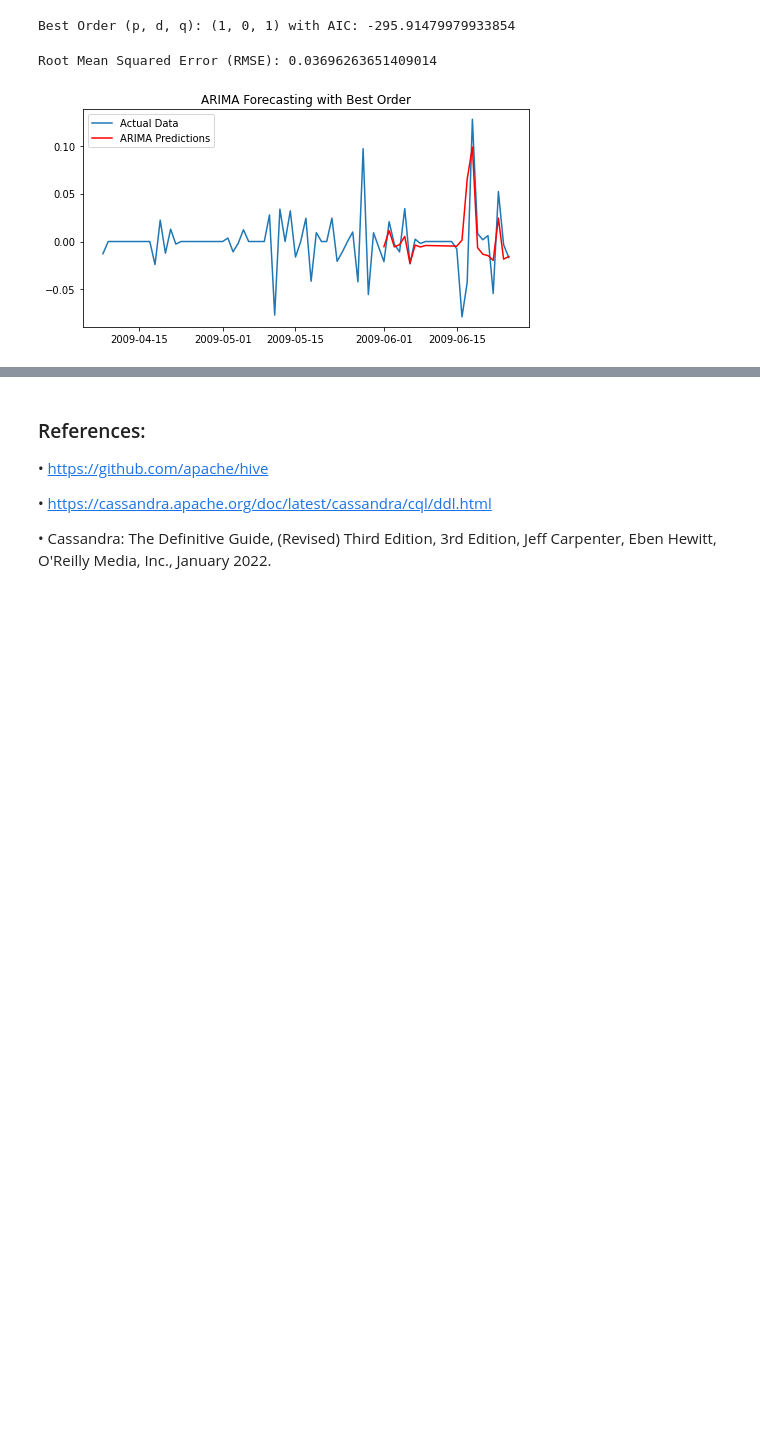
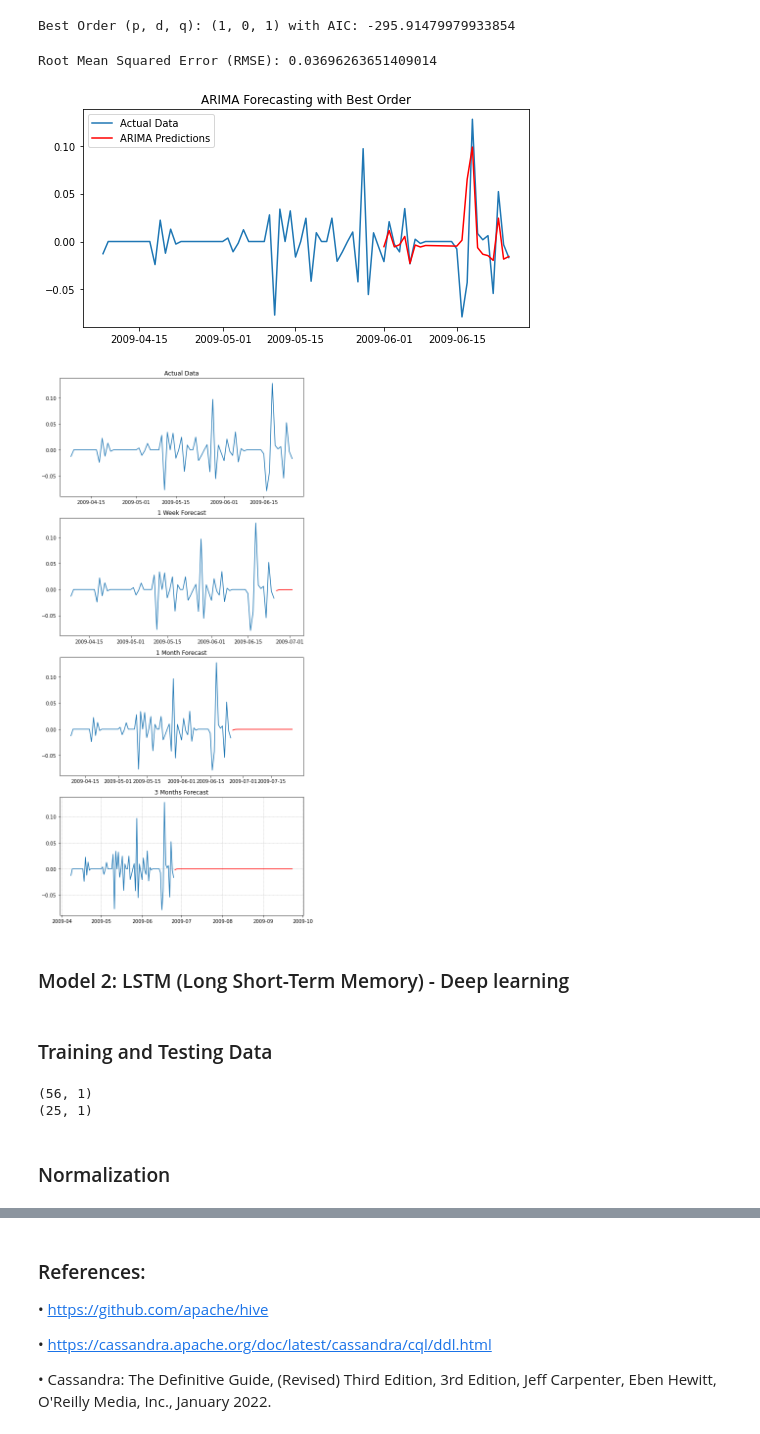
Before and after one commit to CleliaCaetano/CA2_SEM2_ProjectTweets, a Jupyter notebook: MScDataAnalytics_CA2_SEM2_CleliaCaetano.ipynb, the cells around one changed output, grey strips where cells are left out. Saved outputs shown, nothing was run; the diff lists cells and outputs as text; code cells hidden in the pictures; blank space fills up the shorter version.

```diff
--- a/MScDataAnalytics_CA2_SEM2_CleliaCaetano.ipynb
+++ b/MScDataAnalytics_CA2_SEM2_CleliaCaetano.ipynb
@@ -1373,10 +1366,10 @@ plt.show()
 # %%
 import itertools
-import pandas as pd
-import matplotlib.pyplot as plt
 from statsmodels.tsa.arima.model import ARIMA
 from sklearn.metrics import mean_squared_error
 from math import sqrt
+import warnings
+warnings.filterwarnings("ignore")
 
 # Split the data into training and testing sets
 train_size = int(len(df_daily) * 0.7)
@@ -1385,7 +1378,8 @@ train, test = df_daily.iloc[:train_size], df_daily.iloc[train_size:]
 # Determine the range for p, d, q
 p = d = q = range(0, 3)  # Example: Considering values up to 3 for simplicity
 
-# Generate all possible combinations of p, d, q
+# Use the Grid Search Hyperparameter
+# Generate all possible combinations of p, d, q parameters
 pdq = list(itertools.product(p, d, q))
 
 # Fit ARIMA models and select the one with the lowest AIC
@@ -1394,7 +1388,7 @@ best_order = None
 
 for order in pdq:
     try:
-        model = ARIMA(train['sentiment'], order=order)
+        model = ARIMA(train['sentiment'], order=order, freq='D')  # Specify frequency
         fit_model = model.fit()
         current_aic = fit_model.aic
         if current_aic < best_aic:
@@ -1431,3 +1425,74 @@ plt.show()
 # %% [output]
 Root Mean Squared Error (RMSE): 0.03696263651409014
 [figure]
+# %%
+# Fit the ARIMA model
+final_model = ARIMA(df_daily['sentiment'], order=best_order)
+final_fit_model = final_model.fit()
+
+# Forecast for 1 week (7 days)
+forecast_1_week = final_fit_model.get_forecast(steps=7).predicted_mean
+
+# Forecast for 1 month (30 days)
+forecast_1_month = final_fit_model.get_forecast(steps=30).predicted_mean
+
+# Forecast for 3 months (90 days)
+forecast_3_months = final_fit_model.get_forecast(steps=90).predicted_mean
+
+# Create subplots
+fig, axes = plt.subplots(4, 1, figsize=(8, 16))
+
+# Add grid lines
+plt.grid(color='darkgray', linestyle='--', linewidth=0.5)
+
+# Plotting the actual data on the first subplot
+axes[0].plot(df_daily.index, df_daily['sentiment'], label='Actual Data')
+axes[0].set_title('Actual Data')
+
+# Plotting the 1-week forecast on the second subplot
+axes[1].plot(df_daily.index, df_daily['sentiment'], label='Actual Data')
+axes[1].plot(forecast_1_week.index, forecast_1_week, label='1 Week Forecast', color='red')
+axes[1].set_title('1 Week Forecast')
+
+# Plotting the 1-month forecast on the third subplot
+axes[2].plot(df_daily.index, df_daily['sentiment'], label='Actual Data')
+axes[2].plot(forecast_1_month.index, forecast_1_month, label='1 Month Forecast', color='red')
+axes[2].set_title('1 Month Forecast')
+
+# Plotting the 3-month forecast on the fourth subplot (axes[3])
+axes[3].plot(df_daily.index, df_daily['sentiment'], label='Actual Data')
+axes[3].plot(forecast_3_months.index, forecast_3_months, label='3 Months Forecast', color='red')
+axes[3].set_title('3 Months Forecast')
+
+# Adjust layout
+plt.tight_layout()
+
+# Show the plot
+plt.show()
+# %% [output]
+[figure, added]
+# %% [markdown]
+### Model 2: LSTM (Long Short-Term Memory) - Deep learning
+# %% [markdown]
+### Training and Testing Data
+# %%
+# Training Data
+# Selecting sentiment
+dataset_train = train['sentiment']  # Use 'train' instead of 'train_data'
+
+# Reshaping 1D to 2D array
+dataset_train = np.reshape(dataset_train.values, (-1, 1))  # Convert to values and then reshape
+print(dataset_train.shape)
+
+# Testing Data
+# Selecting sentiment
+dataset_test = test['sentiment']  # Use 'test' instead of 'test_data'
+
+# Reshaping 1D to 2D array
+dataset_test = np.reshape(dataset_test.values, (-1, 1))  # Convert to values and then reshape
+print(dataset_test.shape)
+# %% [output]
+(56, 1)
+(25, 1)
+# %% [markdown]
+### Normalization
```
Also changed, not shown: parts of 43 cells of this notebook.
